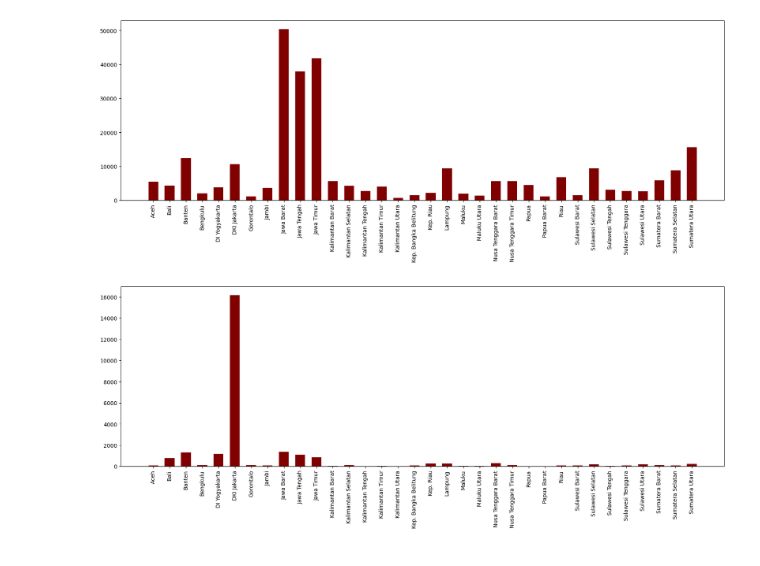
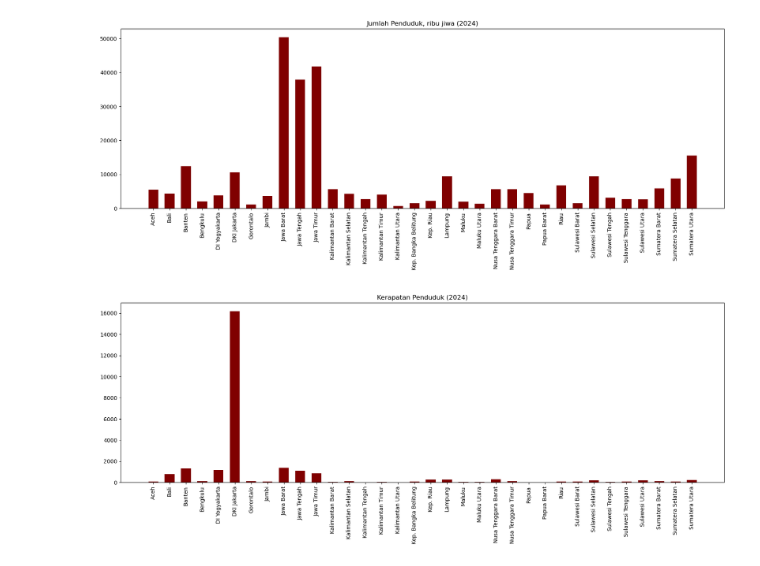
Before and after one commit to azainiz/sk5010-rbl, a Jupyter notebook: popdens_20923302.ipynb, the cells around one changed output. Saved outputs shown, nothing was run; the diff lists cells and outputs as text; code cells hidden in the pictures.

```diff
--- a/popdens_20923302.ipynb
+++ b/popdens_20923302.ipynb
@@ -153,12 +161,16 @@ def plot_bar(df_input, column_name):
 # %%
 # Population (2024) bar chart, Indonesia
 
 plot_bar(df, "Penduduk_2024")
+plt.title("Jumlah Penduduk, ribu jiwa (2024)")
+plt.savefig("penduduk2024_indo_bar.png")
 # %% [output]
-[figure, old version]
+[figure, new version]
 # %%
 # Population density (2024) bar chart, Indonesia
 
 plot_bar(df, "Kerapatan_Penduduk_2024")
+plt.title("Kerapatan Penduduk (2024)")
+plt.savefig("rapat2024_indo_bar.png")
 # %% [output]
-[figure, old version]
+[figure, new version]
```
Also changed, not shown: parts of 4 cells of this notebook.
